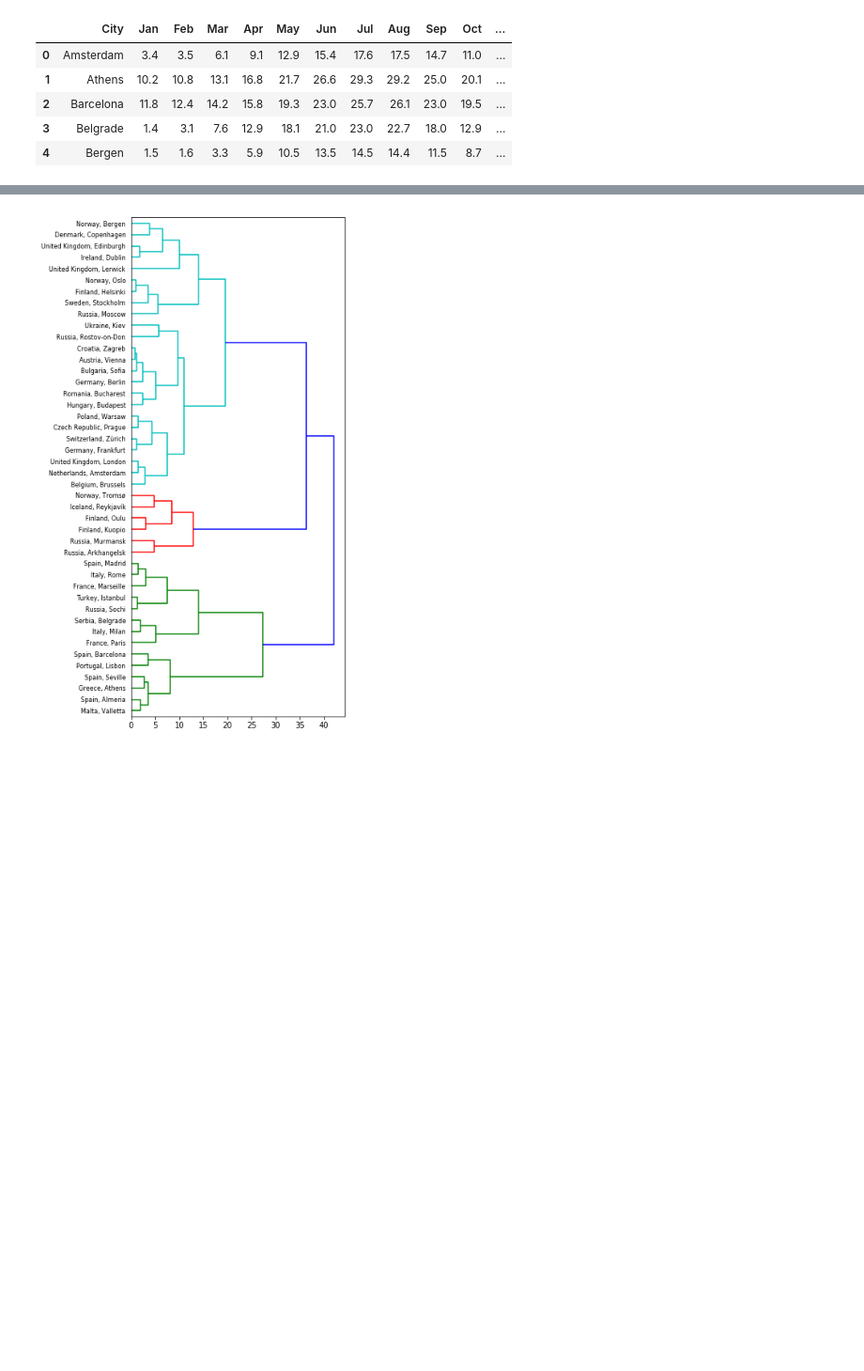
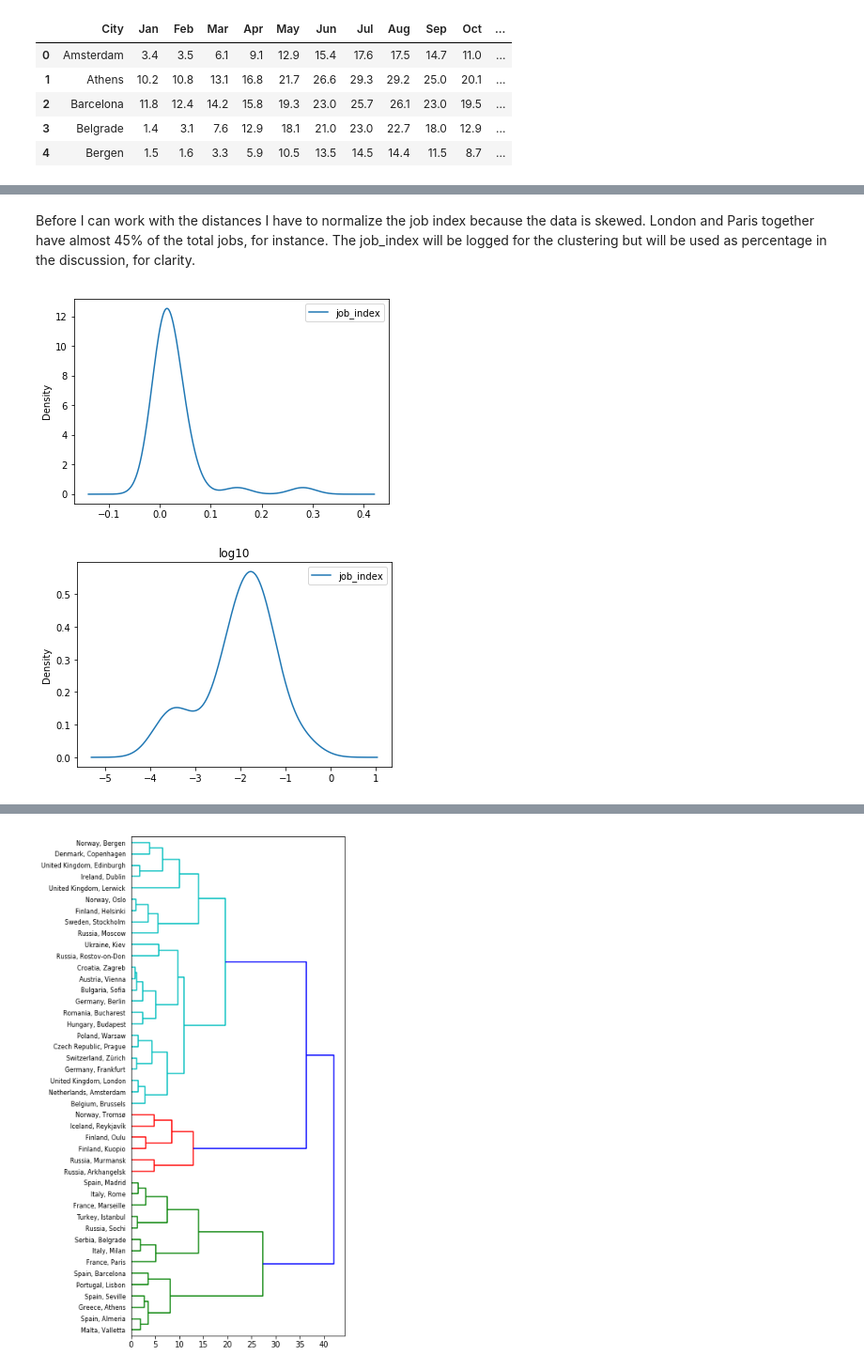
Before and after one commit to rareal/Coursera_Capstone, a Jupyter notebook: Capstone_final_report_code.ipynb, the cells around one changed output, grey strips where cells are left out. Shown at 94% size. Cells and saved outputs as stored; diff of their text form; code cells hidden in the pictures; blank space fills up the shorter version.

```diff
--- a/Capstone_final_report_code.ipynb
+++ b/Capstone_final_report_code.ipynb
@@ -390,0 +395,10 @@ ctjf_data.iloc[:5,:16]
+# %% [markdown]
+Before I can work with the distances I have to normalize the job index because the data is skewed. London and Paris together have almost 45% of the total jobs, for instance. The job_index will be logged for the clustering but will be used as percentage in the discussion, for clarity.
+# %%
+ctjf_data[['job_index']].plot.density()
+np.log10(ctjf_data[['job_index']]).plot.density()
+plt.title('log10')
+plt.show()
+# %% [output]
+[figure, added]
+[figure, added]
```
Also changed, not shown: parts of 14 cells of this notebook, 2 other files.
